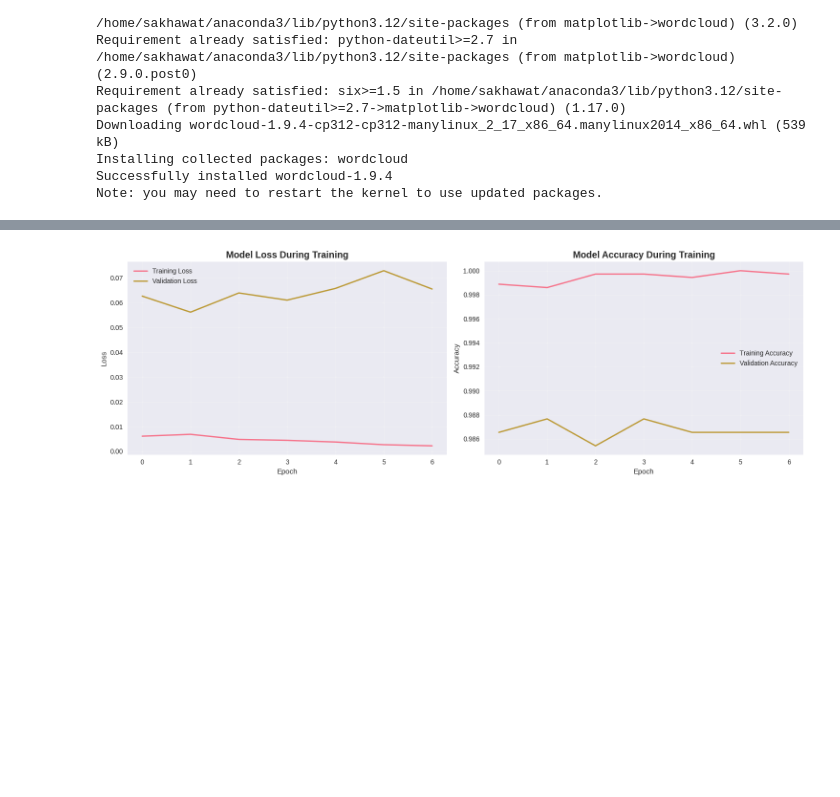
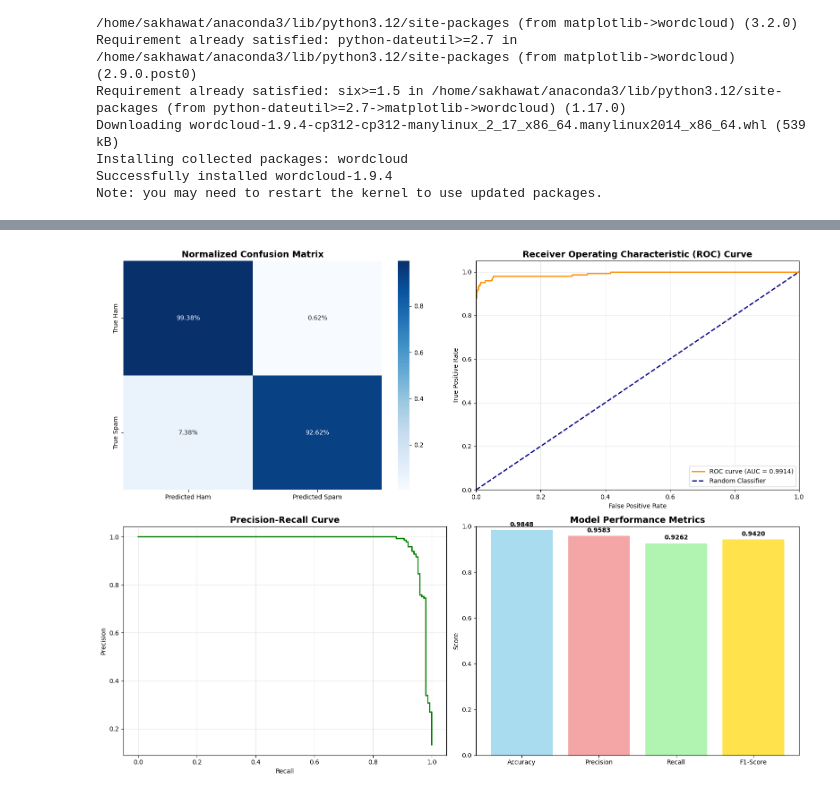
Before and after one commit to sakhawat-ahmed/Text-Classification-using-RNN, a Jupyter notebook: Text-classification-RNN.ipynb, the cells around one changed output, grey strips where cells are left out. Saved outputs shown, nothing was run; the diff lists cells and outputs as text; code cells hidden in the pictures; blank space fills up the shorter version.

```diff
--- a/Text-classification-RNN.ipynb
+++ b/Text-classification-RNN.ipynb
@@ -23,7 +23,6 @@ import numpy as np
 import pandas as pd
 import matplotlib.pyplot as plt
 import seaborn as sns
-from wordcloud import WordCloud
 from collections import Counter
 
 from sklearn.model_selection import train_test_split
@@ -31,7 +30,7 @@ from sklearn import metrics
 
 from tensorflow.keras.preprocessing.text import Tokenizer
 from tensorflow.keras.preprocessing.sequence import pad_sequences
-from tensorflow.keras.layers import Input, Embedding, LSTM, Dense, Dropout, Bidirectional, GlobalMaxPooling1D
+from tensorflow.keras.layers import Input, Embedding, LSTM, Dense, Dropout, GlobalMaxPooling1D
 from tensorflow.keras.models import Model
 from tensorflow.keras.callbacks import EarlyStopping, ReduceLROnPlateau
 from tensorflow.keras.optimizers import Adam
@@ -40,6 +39,20 @@ import warnings
 warnings.filterwarnings('ignore')
 
 # Set style for better visualizations
-plt.style.use('seaborn-v0_8')
+plt.style.use('default')
 sns.set_palette("husl")
+
+print("🚀 SMS Spam Detection Project Starting...")
+print("=" * 60)
+
+# Load the dataset
+df = pd.read_csv('./spam.csv', encoding='latin-1')
+
+# Clean the dataset - keep only relevant columns
+df = df[['v1', 'v2']]
+df.columns = ['label', 'message']
+
+print("✅ Dataset loaded successfully!")
+print(f"Dataset shape: {df.shape}")
+print(f"\nLabel distribution:\n{df['label'].value_counts()}")
 # %% [output]
@@ -349,27 +400,54 @@ Restoring model weights from the end of the best epoch: 2.
 # %%
-# Plot training history
-fig, axes = plt.subplots(1, 2, figsize=(15, 5))
+# Create comprehensive evaluation visualizations
+fig, axes = plt.subplots(2, 2, figsize=(16, 12))
 
-# Loss plot
-axes[0].plot(history.history['loss'], label='Training Loss', linewidth=2)
-axes[0].plot(history.history['val_loss'], label='Validation Loss', linewidth=2)
-axes[0].set_title('Model Loss During Training', fontsize=14, fontweight='bold')
-axes[0].set_xlabel('Epoch')
-axes[0].set_ylabel('Loss')
-axes[0].legend()
-axes[0].grid(True, alpha=0.3)
+# 7.1 Fixed Confusion Matrix (using sns instead of sn)
+cm = conf_matrix.astype('float') / conf_matrix.sum(axis=1)[:, np.newaxis]
+sns.heatmap(cm, annot=True, fmt='.2%', cmap='Blues',
+           xticklabels=['Predicted Ham', 'Predicted Spam'],
+           yticklabels=['True Ham', 'True Spam'], ax=axes[0,0])
+axes[0,0].set_title('Normalized Confusion Matrix', fontsize=14, fontweight='bold')
 
-# Accuracy plot
-axes[1].plot(history.history['accuracy'], label='Training Accuracy', linewidth=2)
-axes[1].plot(history.history['val_accuracy'], label='Validation Accuracy', linewidth=2)
-axes[1].set_title('Model Accuracy During Training', fontsize=14, fontweight='bold')
-axes[1].set_xlabel('Epoch')
-axes[1].set_ylabel('Accuracy')
-axes[1].legend()
-axes[1].grid(True, alpha=0.3)
+# 7.2 ROC Curve
+fpr, tpr, thresholds = metrics.roc_curve(Ytest, Ypred_proba)
+roc_auc = metrics.auc(fpr, tpr)
+
+axes[0,1].plot(fpr, tpr, color='darkorange', lw=2, label=f'ROC curve (AUC = {roc_auc:.4f})')
+axes[0,1].plot([0, 1], [0, 1], color='navy', lw=2, linestyle='--', label='Random Classifier')
+axes[0,1].set_xlim([0.0, 1.0])
+axes[0,1].set_ylim([0.0, 1.05])
+axes[0,1].set_xlabel('False Positive Rate')
+axes[0,1].set_ylabel('True Positive Rate')
+axes[0,1].set_title('Receiver Operating Characteristic (ROC) Curve', fontsize=14, fontweight='bold')
+axes[0,1].legend()
+axes[0,1].grid(True, alpha=0.3)
+
+# 7.3 Precision-Recall Curve
+precision_curve, recall_curve, _ = metrics.precision_recall_curve(Ytest, Ypred_proba)
+axes[1,0].plot(recall_curve, precision_curve, color='green', lw=2)
+axes[1,0].set_xlabel('Recall')
+axes[1,0].set_ylabel('Precision')
+axes[1,0].set_title('Precision-Recall Curve', fontsize=14, fontweight='bold')
+axes[1,0].grid(True, alpha=0.3)
+
+# 7.4 Metrics Comparison
+metrics_names = ['Accuracy', 'Precision', 'Recall', 'F1-Score']
+metrics_values = [accuracy, precision, recall, f1]
+colors = ['skyblue', 'lightcoral', 'lightgreen', 'gold']
+
+bars = axes[1,1].bar(metrics_names, metrics_values, color=colors, alpha=0.7)
+axes[1,1].set_ylim(0, 1)
+axes[1,1].set_title('Model Performance Metrics', fontsize=14, fontweight='bold')
+axes[1,1].set_ylabel('Score')
+
+# Add value labels on bars
+for bar, value in zip(bars, metrics_values):
+    height = bar.get_height()
+    axes[1,1].text(bar.get_x() + bar.get_width()/2., height + 0.01,
+                  f'{value:.4f}', ha='center', va='bottom', fontweight='bold')
 
 plt.tight_layout()
 plt.show()
 # %% [output]
-[figure, old version]
+[figure, new version]
 # %%
```
Also changed, not shown: parts of 11 cells of this notebook, 1 other file.
